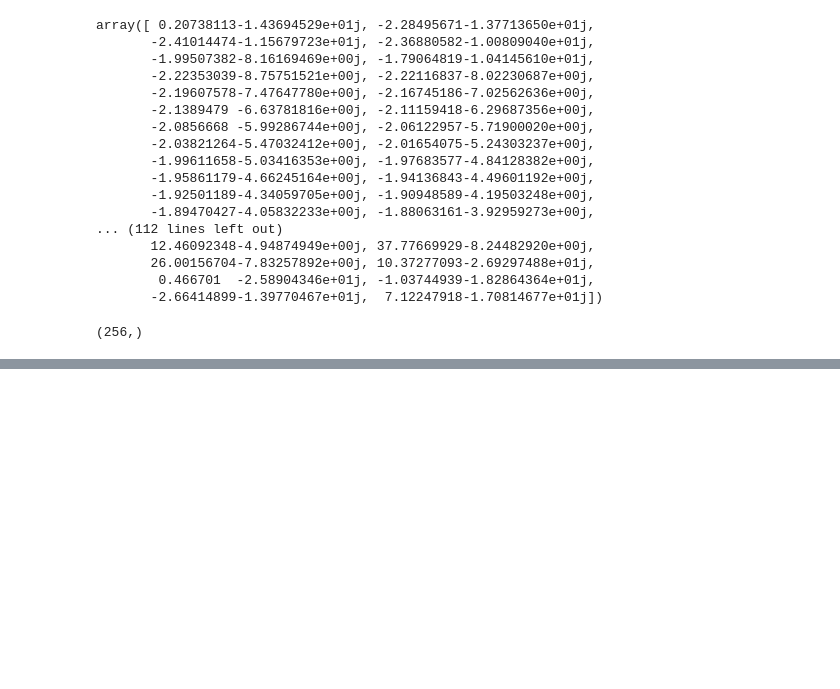
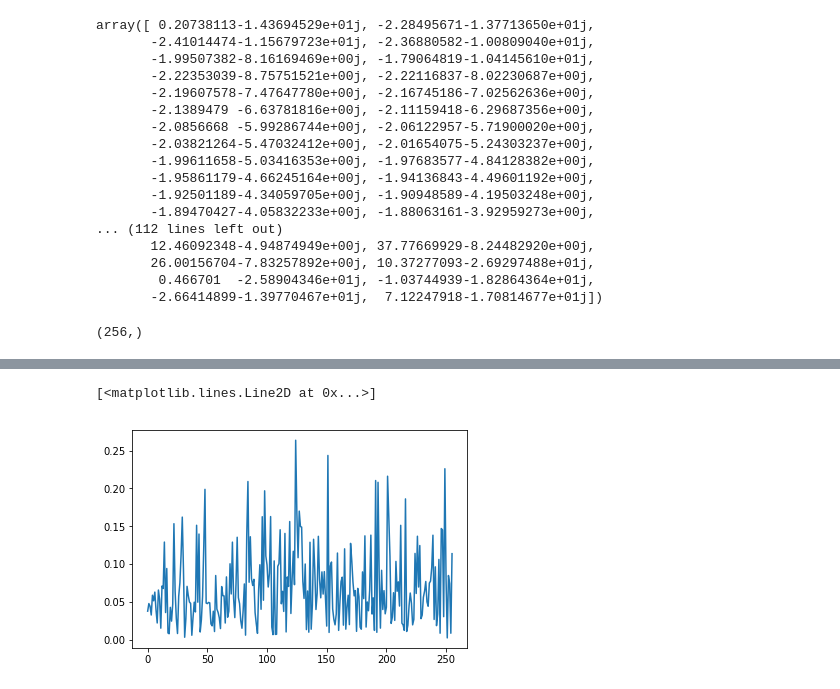
Before and after one commit to DrCod/MRS, a Jupyter notebook: notebooks/mrs_model.ipynb, the cells around one changed output, grey strips where cells are left out. Cells and saved outputs as stored; diff of their text form; code cells hidden in the pictures; blank space fills up the shorter version.

```diff
--- a/notebooks/mrs_model.ipynb
+++ b/notebooks/mrs_model.ipynb
@@ -619,0 +649,3 @@ plt.show()
+# %%
+firstModel = get_model()
+firstModel.summary()
@@ -619,0 +755,10 @@ plt.show()
+# %%
+X_new = np.reshape(fd_ace, (1,fd_ace.shape[0],1))
+y_predict = firstModel.predict(X_new)
+# %%
+ace = y_predict.T
+ace_abs = np.abs(np.fft.rfft(ace))
+plt.plot(ace_abs)
+# %% [output]
+[<matplotlib.lines.Line2D at 0x...>]
+[figure, added]
```
Also changed, not shown: parts of 11 cells of this notebook, 2 other files.
